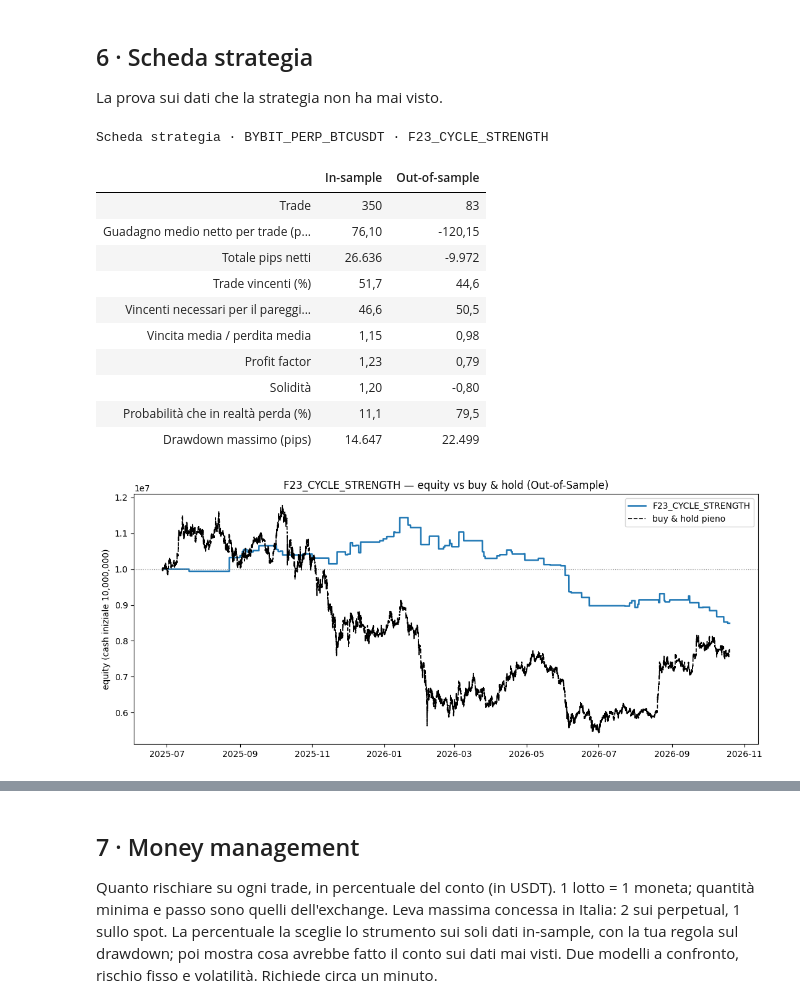
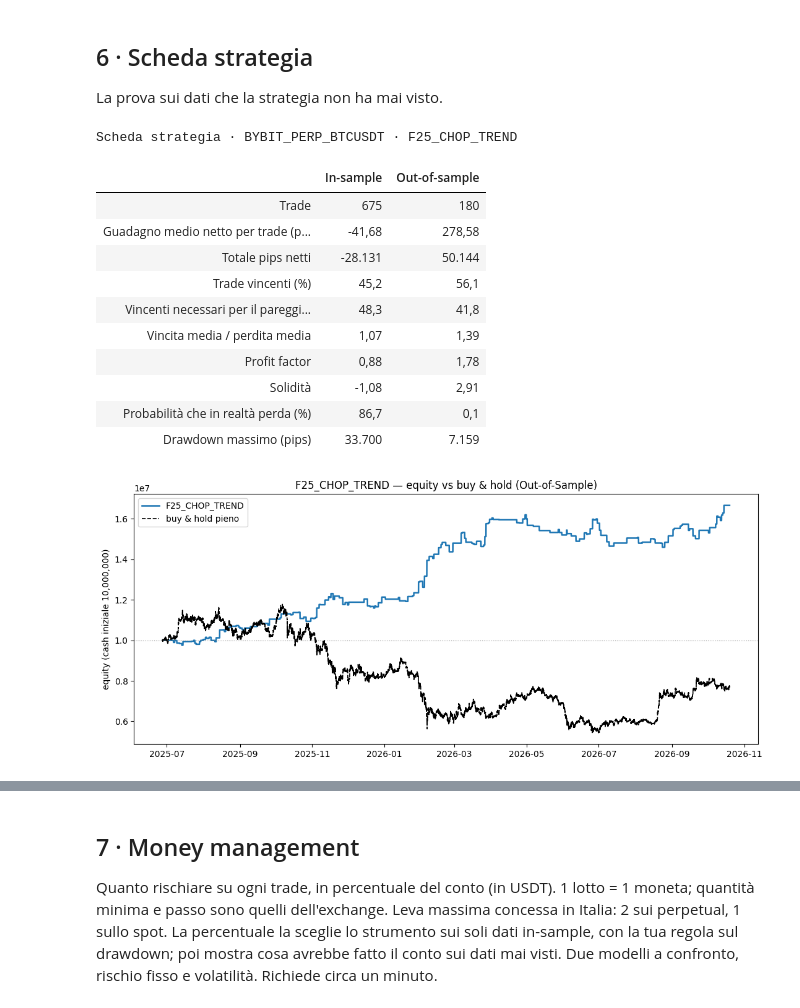
Before and after one commit to matti410/Trading-System-Creator_V4, a Jupyter notebook: Trading_System_Lab_Crypto.ipynb, the cells around one changed output, grey strips where cells are left out. Cells and saved outputs as stored; diff of their text form; code cells hidden in the pictures.

```diff
--- a/Trading_System_Lab_Crypto.ipynb
+++ b/Trading_System_Lab_Crypto.ipynb
@@ -259,23 +259,23 @@ La prova sui dati che la strategia non ha mai visto.
 # %%
 #@title 6 · Scheda strategia { display-mode: "form" }
 #@markdown Uno o più filtri copiati dalla classifica, separati da virgola: si entra solo quando sono veri tutti. Vuoto = sistema base, senza filtro.
-filtro = "F23_CYCLE_STRENGTH"  #@param {type:"string"}
+filtro = "F25_CHOP_TREND"  #@param {type:"string"}
 
 scheda(s, filtro=filtro);
 # %% [output]
-Scheda strategia · BYBIT_PERP_BTCUSDT · F23_CYCLE_STRENGTH
+Scheda strategia · BYBIT_PERP_BTCUSDT · F25_CHOP_TREND
 |  | In-sample | Out-of-sample |
-| Trade | 350 | 83 |
-| Guadagno medio netto per trade (p... | 76,10 | -120,15 |
-| Totale pips netti | 26.636 | -9.972 |
-| Trade vincenti (%) | 51,7 | 44,6 |
-| Vincenti necessari per il pareggi... | 46,6 | 50,5 |
-| Vincita media / perdita media | 1,15 | 0,98 |
-| Profit factor | 1,23 | 0,79 |
-| Solidità | 1,20 | -0,80 |
-| Probabilità che in realtà perda (%) | 11,1 | 79,5 |
-| Drawdown massimo (pips) | 14.647 | 22.499 |
+| Trade | 675 | 180 |
+| Guadagno medio netto per trade (p... | -41,68 | 278,58 |
+| Totale pips netti | -28.131 | 50.144 |
+| Trade vincenti (%) | 45,2 | 56,1 |
+| Vincenti necessari per il pareggi... | 48,3 | 41,8 |
+| Vincita media / perdita media | 1,07 | 1,39 |
+| Profit factor | 0,88 | 1,78 |
+| Solidità | -1,08 | 2,91 |
+| Probabilità che in realtà perda (%) | 86,7 | 0,1 |
+| Drawdown massimo (pips) | 33.700 | 7.159 |
-[figure, old version]
+[figure, new version]
 [interactive output not drawn]
 # %% [markdown]
 ## 7 · Money management
```
Also changed, not shown: parts of 6 cells of this notebook.
